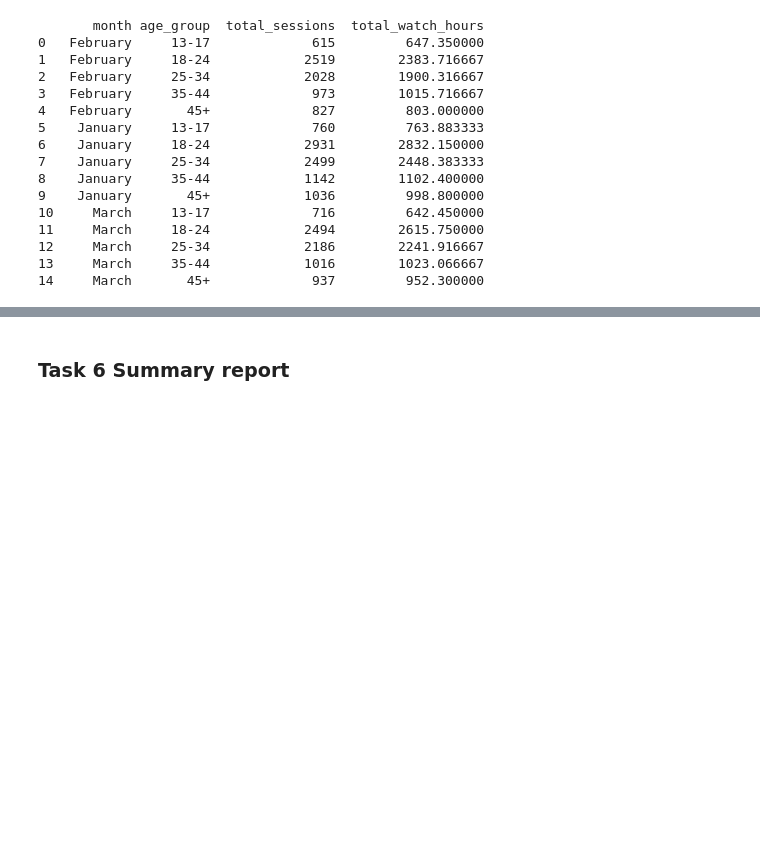
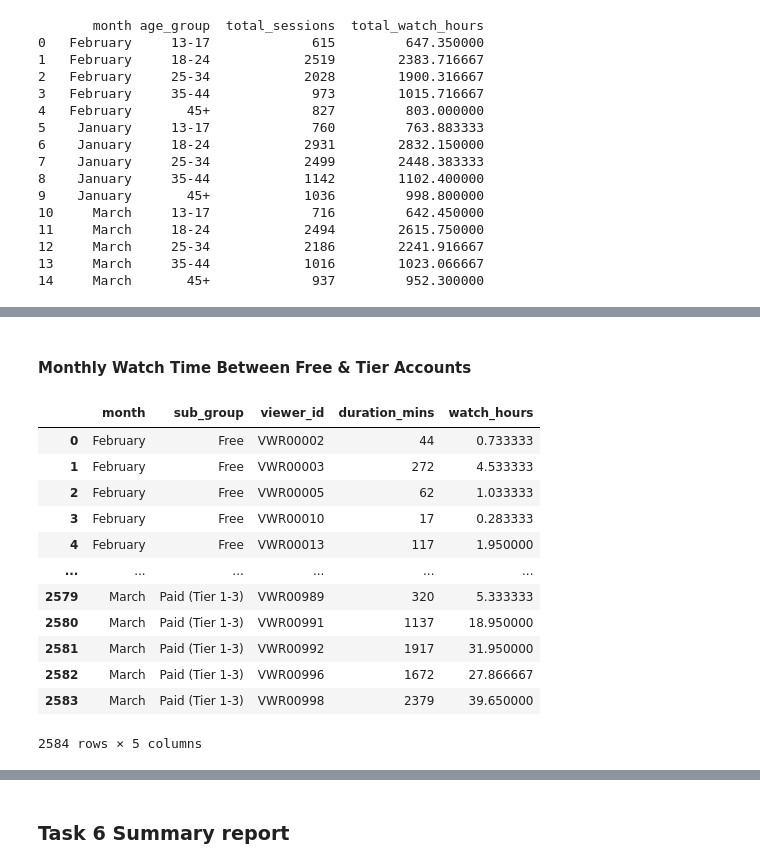
Before and after one commit to cda79/IAT461-Assignment01, a Jupyter notebook: IAT461-Assignment01-Scaffold.ipynb, the cells around one changed output, grey strips where cells are left out. Drawn from its saved outputs; the diff is of its cells as text; code cells hidden in the pictures; blank space fills up the shorter version.

```diff
--- a/IAT461-Assignment01-Scaffold.ipynb
+++ b/IAT461-Assignment01-Scaffold.ipynb
@@ -1413,3 +1410,30 @@ alt.Chart(aggregated_viewer_sessions_month).mark_circle(size=60).encode(
     height=350)
 # %% [output]
 [interactive output not drawn]
+# %% [markdown]
+#### Monthly Watch Time Between Free & Tier Accounts
+# %%
+# Seperate subscription tier into sub group of paid / free
+viewer_sessions_df["sub_group"] = viewer_sessions_df["subscription_tier"].apply(lambda x: "Free" if x == "free" else "Paid (Tier 1-3)")
+
+# aggregate session duration sum by month, user group, and unique viewer
+sub_monthly_watch = viewer_sessions_df.groupby(["month", "sub_group", "viewer_id"])["duration_mins"].sum().reset_index()
+
+# turn minutes into hours
+sub_monthly_watch["watch_hours"] = sub_monthly_watch["duration_mins"] / 60
+
+sub_monthly_watch
+# %% [output]
+|  | month | sub_group | viewer_id | duration_mins | watch_hours |
+| 0 | February | Free | VWR00002 | 44 | 0.733333 |
+| 1 | February | Free | VWR00003 | 272 | 4.533333 |
+| 2 | February | Free | VWR00005 | 62 | 1.033333 |
+| 3 | February | Free | VWR00010 | 17 | 0.283333 |
+| 4 | February | Free | VWR00013 | 117 | 1.950000 |
+| ... | ... | ... | ... | ... | ... |
+| 2579 | March | Paid (Tier 1-3) | VWR00989 | 320 | 5.333333 |
+| 2580 | March | Paid (Tier 1-3) | VWR00991 | 1137 | 18.950000 |
+| 2581 | March | Paid (Tier 1-3) | VWR00992 | 1917 | 31.950000 |
+| 2582 | March | Paid (Tier 1-3) | VWR00996 | 1672 | 27.866667 |
+| 2583 | March | Paid (Tier 1-3) | VWR00998 | 2379 | 39.650000 |
+2584 rows × 5 columns
```
Also changed, not shown: parts of 9 cells of this notebook.
